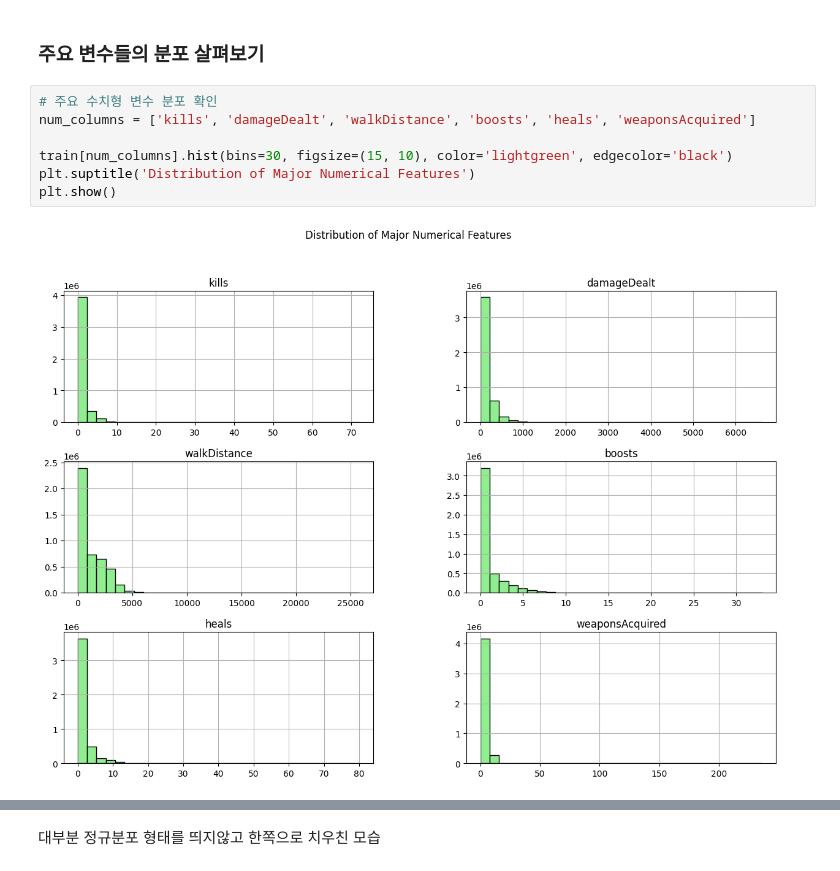
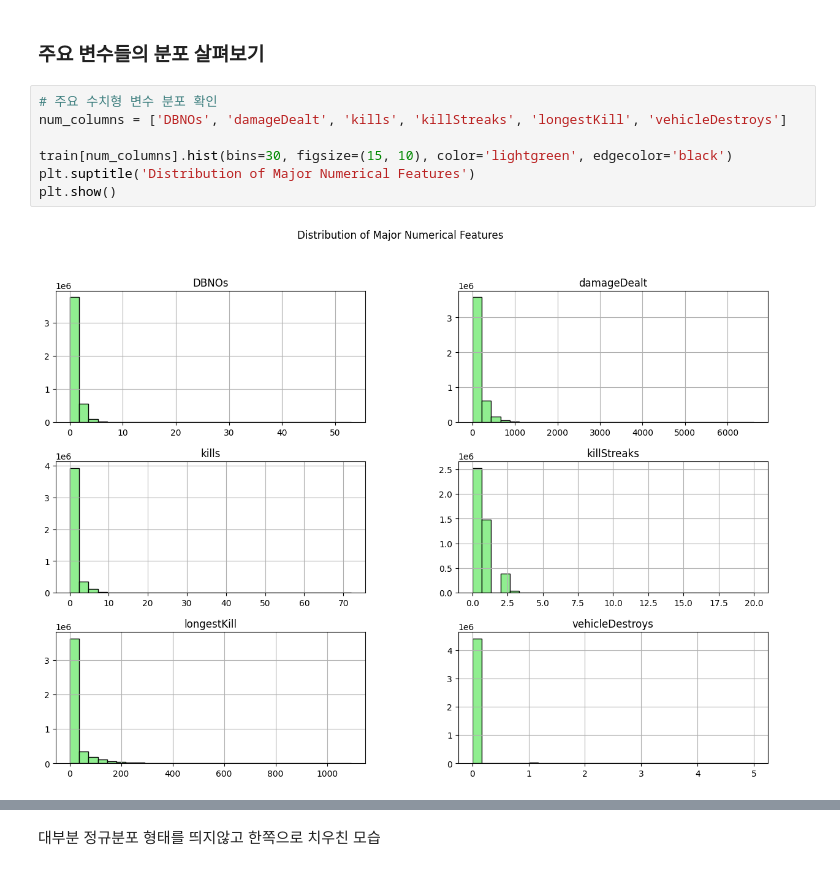
Before and after one commit to p-garden/data-solution, a Jupyter notebook: BATTLRGROUND/notebooke3a40bfc51.ipynb, the cells around one changed output, grey strips where cells are left out. Saved outputs shown, nothing was run; the diff lists cells and outputs as text.

```diff
--- a/BATTLRGROUND/notebooke3a40bfc51.ipynb
+++ b/BATTLRGROUND/notebooke3a40bfc51.ipynb
@@ -174,10 +176,10 @@ plt.show()
 ### 주요 변수들의 분포 살펴보기
 # %%
 # 주요 수치형 변수 분포 확인
-num_columns = ['kills', 'damageDealt', 'walkDistance', 'boosts', 'heals', 'weaponsAcquired']
+num_columns = ['DBNOs', 'damageDealt', 'kills', 'killStreaks', 'longestKill', 'vehicleDestroys']
 
 train[num_columns].hist(bins=30, figsize=(15, 10), color='lightgreen', edgecolor='black')
 plt.suptitle('Distribution of Major Numerical Features')
 plt.show()
 # %% [output]
-[figure, old version]
+[figure, new version]
```
Also changed, not shown: parts of 18 cells of this notebook.
